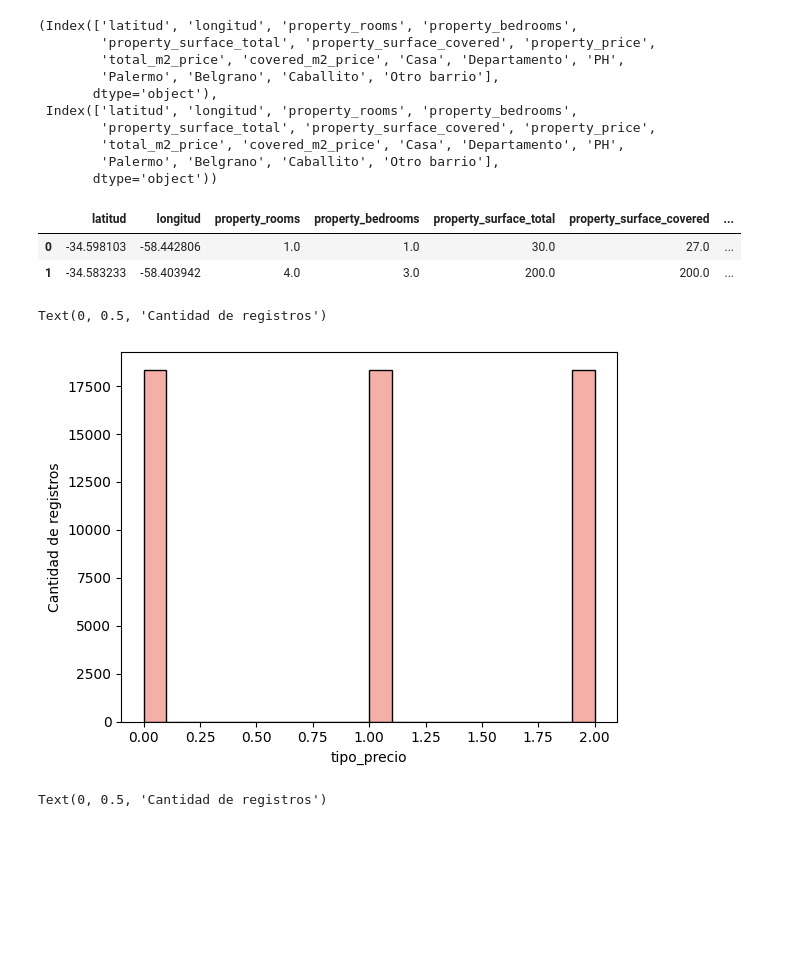
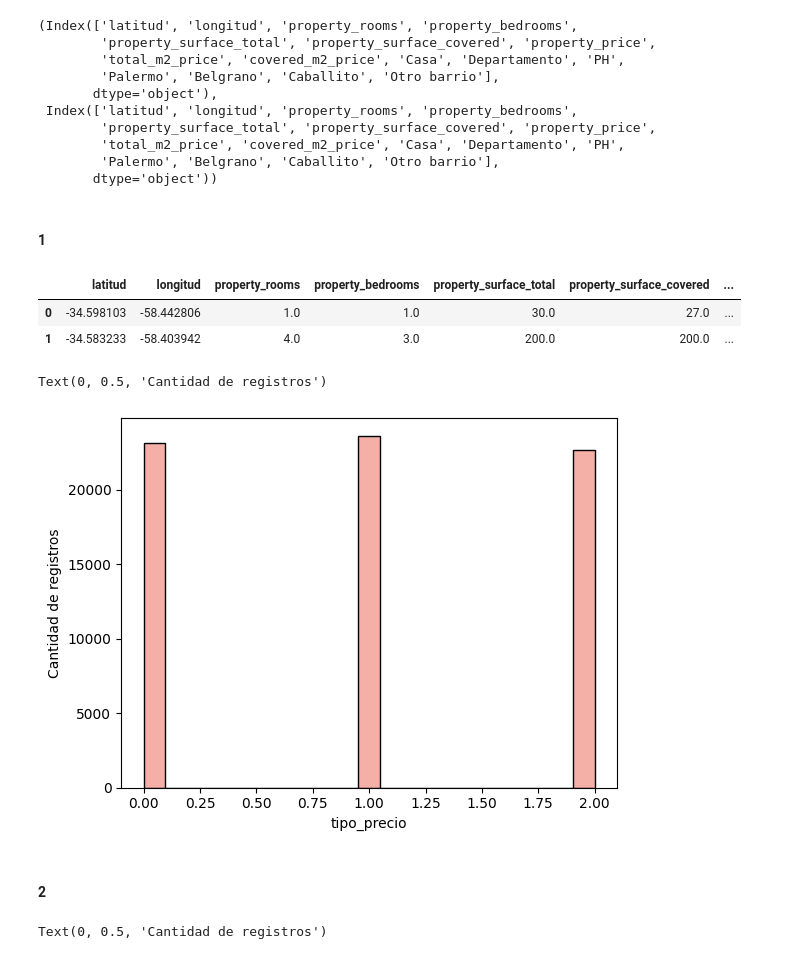
Before and after one commit to Taielmolina01/7506R-1C2024-GRUPO01, a Jupyter notebook: TP1/7606R_TP1_GRUPO01_ENTREGA_N2.ipynb, the cells around one changed output. Drawn from its saved outputs; the diff is of its cells as text; code cells hidden in the pictures; blank space fills up the shorter version.

```diff
--- a/TP1/7606R_TP1_GRUPO01_ENTREGA_N2.ipynb
+++ b/TP1/7606R_TP1_GRUPO01_ENTREGA_N2.ipynb
@@ -9,3 +12,20 @@ from sklearn.model_selection import train_test_split
+# %%
+VERDE = "#196F3D"
+AZUL = "#2874A6"
+NARANJA = "#DC7633"
+VIOLETA = "#8E44AD"
+GRIS = "#B2BABB"
+CELESTE = "#5DADE2"
+CORAL = "#F1948A"
+ROJO = "#A93226"
+COLORES = [VERDE, AZUL, NARANJA, VIOLETA, GRIS, CELESTE, CORAL, ROJO]
+
+PATH_DF = "properati_argentina_2021.csv"
+
+PATH_DF_TRAIN = "df_train.csv"
+PATH_DF_TEST = "df_test.csv"
+
+SEED = 123
 # %%
 df_train = pd.read_csv(PATH_DF_TRAIN)
 df_test = pd.read_csv(PATH_DF_TEST)
@@ -279,15 +287,17 @@ df_train.columns, df_test.columns
         'total_m2_price', 'covered_m2_price', 'Casa', 'Departamento', 'PH',
         'Palermo', 'Belgrano', 'Caballito', 'Otro barrio'],
        dtype='object'))
+# %% [markdown]
+#### 1
 # %%
-tope_bajo = df_train["total_m2_price"].quantile(1/3)
-piso_alto = df_train["total_m2_price"].quantile(2/3)
+tope_bajo = df["total_m2_price"].quantile(1/3)
+piso_alto = df["total_m2_price"].quantile(2/3)
 
 labels = [0, 1, 2]
 
-df_train["tipo_precio"] = pd.cut(df_train["total_m2_price"], bins=[-float('inf'), tope_bajo, piso_alto, float('inf')], labels=labels, include_lowest=True)
+df["tipo_precio"] = pd.cut(df["total_m2_price"], bins=[-float('inf'), tope_bajo, piso_alto, float('inf')], labels=labels, include_lowest=True)
 
-df_train["tipo_precio"] = df_train["tipo_precio"].astype(int)
+df["tipo_precio"] = df["tipo_precio"].astype(int)
 # %%
 df_train.head(2)
 # %% [output]
@@ -295,9 +305,9 @@ df_train.head(2)
 | 0 | -34.598103 | -58.442806 | 1.0 | 1.0 | 30.0 | 27.0 | ... |
 | 1 | -34.583233 | -58.403942 | 4.0 | 3.0 | 200.0 | 200.0 | ... |
 # %%
-sns.histplot(df_train["tipo_precio"], color=CORAL)
+sns.histplot(df["tipo_precio"], color=CORAL)
 plt.ylabel("Cantidad de registros")
 # %% [output]
 Text(0, 0.5, 'Cantidad de registros')
-[figure, old version]
+[figure, new version]
 # %%
@@ -305,3 +315,5 @@ df_train.drop(columns=["tipo_precio"], inplace=True)
+# %% [markdown]
+#### 2
 # %%
 # Alternativa cuartil
 
```
Also changed, not shown: parts of 43 cells of this notebook, 2 other files.
